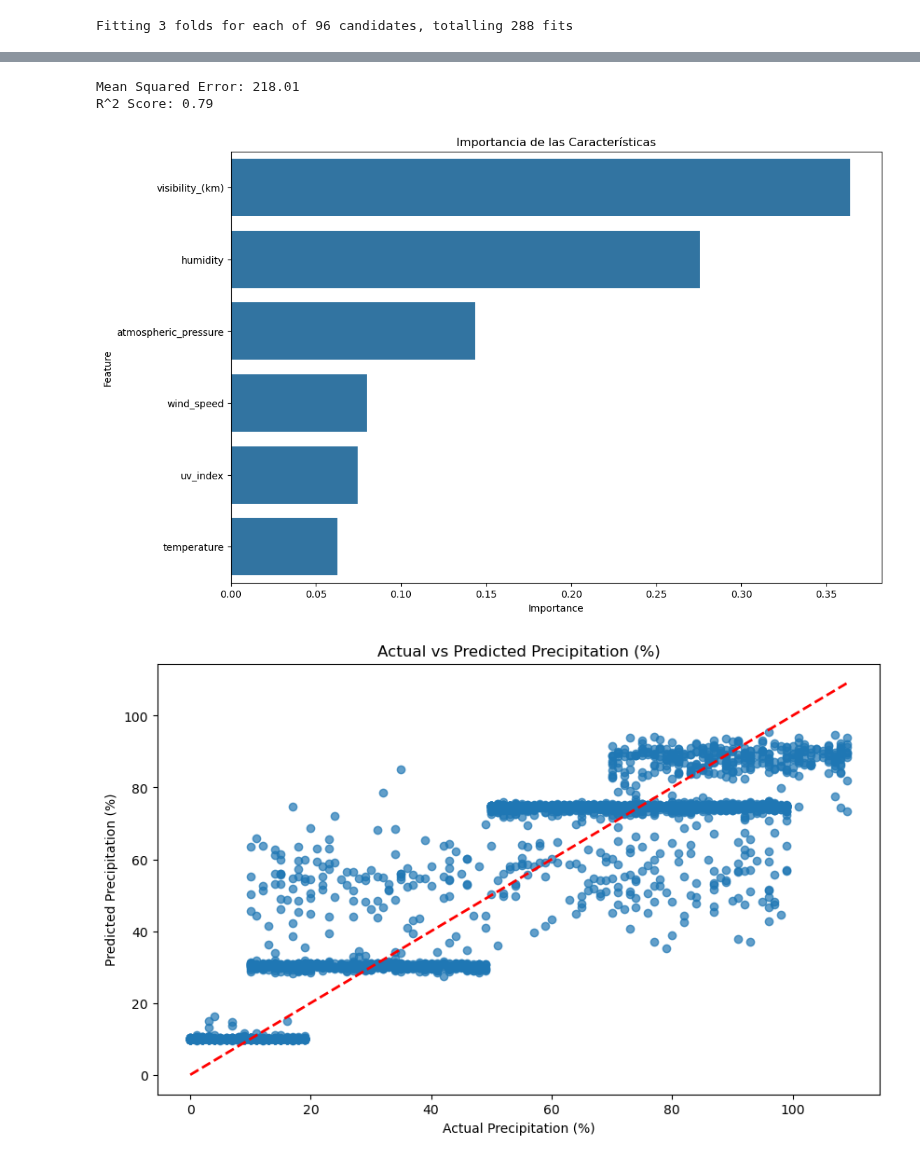
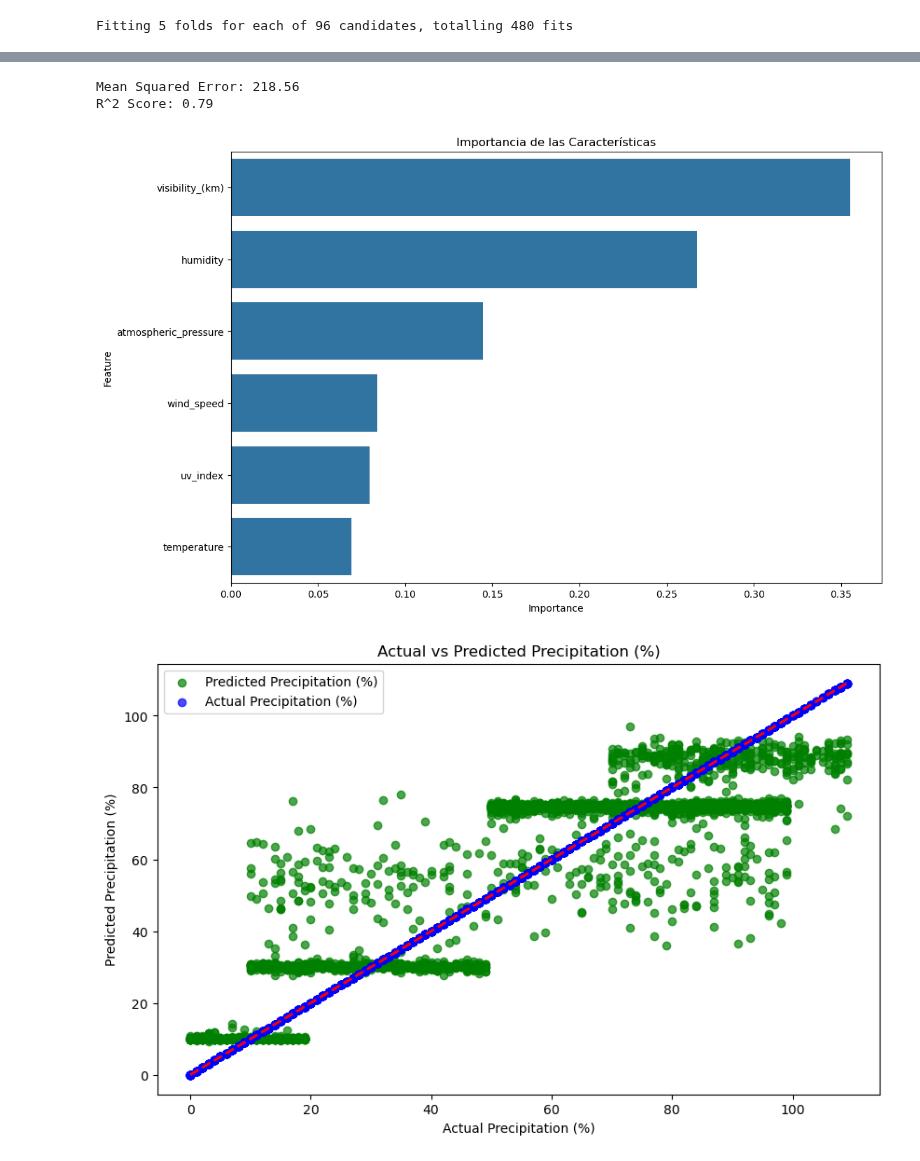
Before and after one commit to jesuserro/weather-prediction-machine-learning, a Jupyter notebook: src/8_random_forest_regressor.ipynb, the cells around one changed output, grey strips where cells are left out. Saved outputs shown, nothing was run; the diff lists cells and outputs as text; code cells hidden in the pictures.

```diff
--- a/src/8_random_forest_regressor.ipynb
+++ b/src/8_random_forest_regressor.ipynb
@@ -46,7 +46,7 @@ X_test_scaled = scaler.transform(X_test)
 
 # Ajustar los parámetros del Random Forest
 param_grid = {
-    'n_estimators': [150, 200],
+    'n_estimators': [20, 50],
     'max_features': ['auto', 'sqrt'],
     'max_depth': [10, 20, None],
     'min_samples_split': [2, 5],
@@ -54,7 +54,7 @@ param_grid = {
     'bootstrap': [True, False]
 }
 
-grid_search = GridSearchCV(estimator=RandomForestRegressor(), param_grid=param_grid, cv=3, n_jobs=-1, verbose=2)
+grid_search = GridSearchCV(estimator=RandomForestRegressor(), param_grid=param_grid, cv=5, n_jobs=-1, verbose=2)
 grid_search.fit(X_train_scaled, y_train)
 
 # Entrenar el modelo con los mejores parámetros
@@ -85,11 +85,13 @@ plt.show()
 
 # Visualizar los resultados
 plt.figure(figsize=(10, 6))
-plt.scatter(y_test, y_pred, alpha=0.7)
+plt.scatter(y_test, y_pred, alpha=0.7, color='green', label='Predicted Precipitation (%)')
+plt.scatter(y_test, y_test, alpha=0.7, color='blue', label='Actual Precipitation (%)')
 plt.plot([y_test.min(), y_test.max()], [y_test.min(), y_test.max()], '--r', linewidth=2)
 plt.xlabel('Actual Precipitation (%)')
 plt.ylabel('Predicted Precipitation (%)')
 plt.title('Actual vs Predicted Precipitation (%)')
+plt.legend()
 plt.show()
 # %% [output]
 precipitation_(%)       1.000000
@@ -142,7 +144,7 @@ scaler = StandardScaler()
 X_train_scaled = scaler.fit_transform(X_train)
 X_test_scaled = scaler.transform(X_test)
 
-grid_search = GridSearchCV(estimator=RandomForestRegressor(), param_grid=param_grid, cv=3, n_jobs=-1, verbose=2)
+grid_search = GridSearchCV(estimator=RandomForestRegressor(), param_grid=param_grid, cv=5, n_jobs=-1, verbose=2)
 grid_search.fit(X_train_scaled, y_train)
 
 best_params = grid_search.best_params_
@@ -166,12 +168,15 @@ sns.barplot(x='Importance', y='Feature', data=importance_df)
 plt.title('Importancia de las Características')
 plt.show()
 
+# Visualizar los resultados
 plt.figure(figsize=(10, 6))
-plt.scatter(y_test, y_pred, alpha=0.7)
+plt.scatter(y_test, y_pred, alpha=0.7, color='green', label='Predicted Precipitation (%)')
+plt.scatter(y_test, y_test, alpha=0.7, color='blue', label='Actual Precipitation (%)')
 plt.plot([y_test.min(), y_test.max()], [y_test.min(), y_test.max()], '--r', linewidth=2)
 plt.xlabel('Actual Precipitation (%)')
 plt.ylabel('Predicted Precipitation (%)')
 plt.title('Actual vs Predicted Precipitation (%)')
+plt.legend()
 plt.show()
 # %% [output]
-Fitting 3 folds for each of 96 candidates, totalling 288 fits
+Fitting 5 folds for each of 96 candidates, totalling 480 fits
@@ -194,5 +199,5 @@ Traceback (most recent call last):
   warnings.warn(
-Mean Squared Error: 218.01
+Mean Squared Error: 218.56
 R^2 Score: 0.79
-[figure, old version]
+[figure, new version]
-[figure, old version]
+[figure, new version]
```
Also changed, not shown: parts of 2 cells of this notebook.
